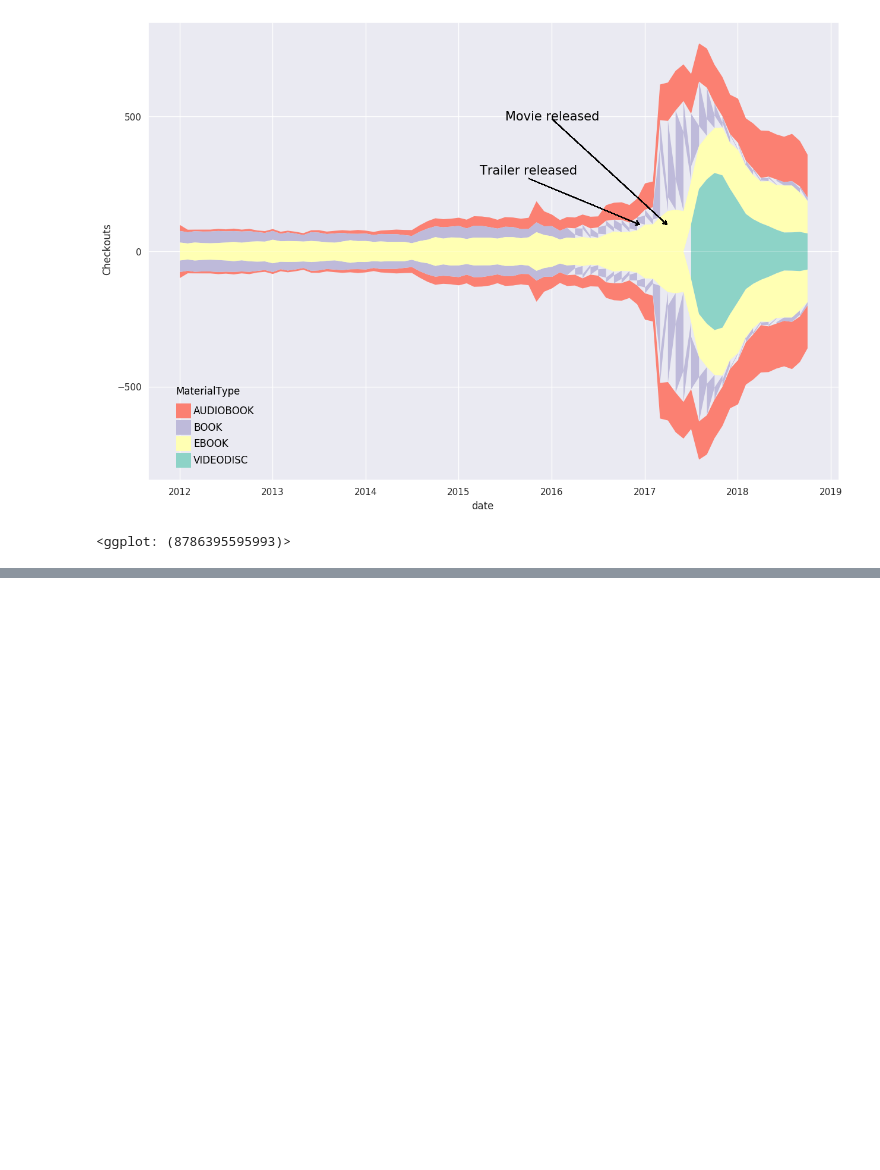
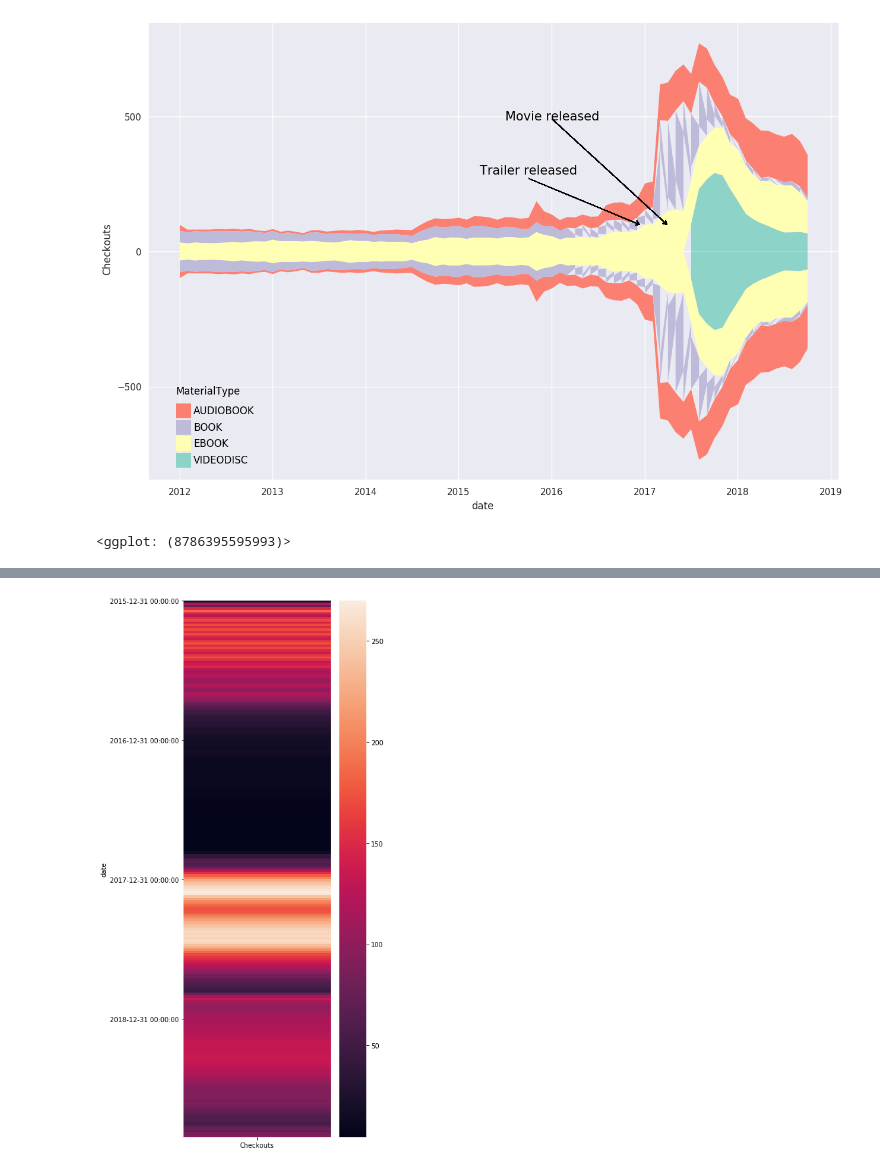
Before and after one commit to rishikanthc/Data-Stories, a Jupyter notebook: seattle-library/exploratory analysis.ipynb, the cells around one changed output, grey strips where cells are left out. Drawn from its saved outputs; the diff is of its cells as text; code cells hidden in the pictures; blank space fills up the shorter version.

```diff
--- a/seattle-library/exploratory analysis.ipynb
+++ b/seattle-library/exploratory analysis.ipynb
@@ -406,0 +429,2 @@ print(colors)
+# %%
+checkouts = checkouts.dropna(subset=['Creator'])
@@ -406,0 +479,3 @@ print(colors)
+# %%
+
+df2 = df.drop(columns=['negs','MaterialType']).set_index('date')
@@ -406,0 +487,9 @@ print(colors)
+# %%
+g = sns.heatmap(df2)
+loc = plticker.MultipleLocator(base=60) # this locator puts ticks at regular intervals
+g.set_yticklabels(pd.date_range('2014-01-01', '2020-12-01', freq='A'))
+g.yaxis.set_major_locator(loc)
+# g.annotate('a', xy=(pd.to_datetime('2016-12-31'),0), xytext=(pd.to_datetime('2016-12-31'), 0.5))
+# g.set_facecolor('xkcd:salmon')
+# %% [output]
+[figure, added]
```
Also changed, not shown: parts of 14 cells of this notebook.
